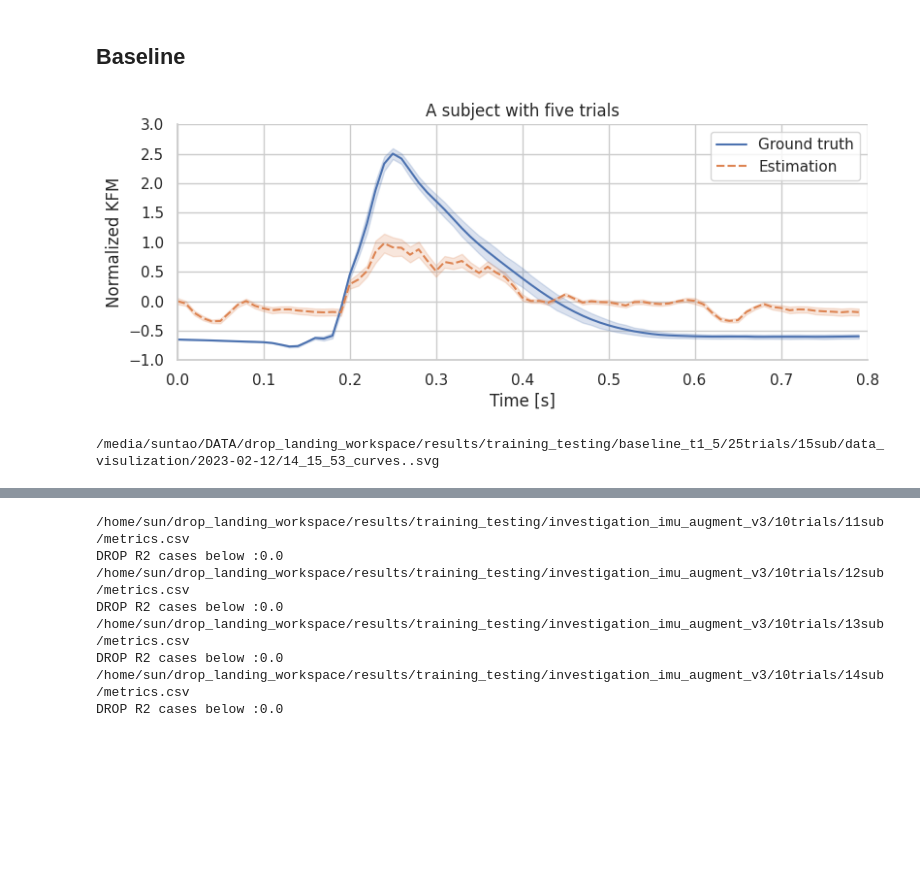
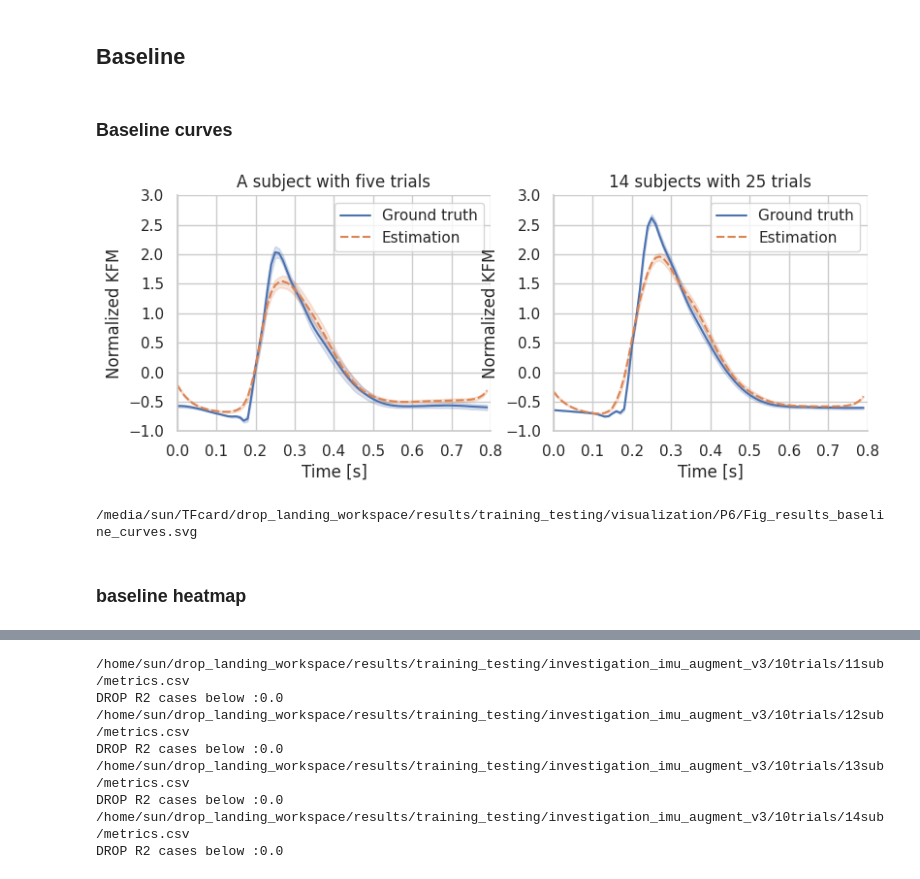
Before and after one commit to sunzhon/transfer_learning_for_droplanding, a Jupyter notebook: jupyter-lab/P6_figure_results_v2.ipynb, the cells around one changed output, grey strips where cells are left out. Cells and saved outputs as stored; diff of their text form; code cells hidden in the pictures; blank space fills up the shorter version.

```diff
--- a/jupyter-lab/P6_figure_results_v2.ipynb
+++ b/jupyter-lab/P6_figure_results_v2.ipynb
@@ -34,30 +44,36 @@ import re
 # %% [markdown]
 ## Baseline
-# %%
-# Plot estimation curves
-
-
-combination_investigation_results = [
-    os.path.join(RESULTS_PATH, "training_testing","baseline_t1_5",str(trial_idx)+"trials",str(sub_idx)+"sub","testing_result_folders.txt") for sub_idx in [15] for trial_idx in [25]
-                                    ]
-
-config = {
-  'xticks':[0.0, 0.1, 0.2, 0.3, 0.4, 0.5, 0.6, 0.7, 0.8],
-  'yticks':[-1.0, -0.5, 0.0, 0.5, 1.0, 1.5, 2.0, 2.5, 3.0],
-    'ylim':[-1.0, 3.0],
-  'figsize': (8,3),
-  'ylabels': 5*['Normalized KFM'],
-   'titles': ['A subject with five trials', '14 subjects with 25 trials'],
-  'font_scale':1.0,
-   'save_fig': True,
-    #'fig_path': "/home/sun/workspace/working_paper/P6_workspace/Figures/Fig_results_baseline_curves.svg",
-    'save_format': '.svg'
-}
-
-figpath, multi_model_results = p6plot_statistic_actual_estimation_curves(combination_investigation_results, col_wrap=1, **config)
-# %% [output]
-[figure, removed]
-/media/suntao/DATA/drop_landing_workspace/results/training_testing/baseline_t1_5/25trials/15sub/data_visulization/2023-02-12/14_15_53_curves..svg
+# %% [markdown]
+### Baseline curves
+# %%
+## Plot estimation curves
+
+
+combination_investigation_results = [
+    os.path.join(RESULTS_PATH, "training_testing","baseline_mlnn_v11_5",str(train_sub_num)+"sub",str(trial_num)+"trials","testing_result_folders.txt") for train_sub_num in [1] for trial_num in [5]
+                                    ]+[
+    os.path.join(RESULTS_PATH, "training_testing","baseline_mlnn_v11_5",str(train_sub_num)+"sub",str(trial_num)+"trials","testing_result_folders.txt") for train_sub_num in [14] for trial_num in [25]]
+
+
+config = {
+  'xticks':[0.0, 0.1, 0.2, 0.3, 0.4, 0.5, 0.6, 0.7, 0.8],
+  'yticks':[-1.0, -0.5, 0.0, 0.5, 1.0, 1.5, 2.0, 2.5, 3.0],
+ 'ylim':[-1.0, 3.0],
+  'figsize': (8,3),
+  'ylabels': 5*['Normalized KFM'],
+   'titles': ['A subject with five trials', '14 subjects with 25 trials'],
+  'font_scale':1.0,
+   'save_fig': True,
+    'fig_path': os.path.join(RESULTS_PATH,"training_testing/visualization/P6","Fig_results_baseline_curves.svg"),
+    'save_format': '.svg'
+}
+
+figpath, multi_model_results = p6plot_statistic_actual_estimation_curves(combination_investigation_results, col_wrap=2, **config)
+# %% [output]
+[figure, added]
+/media/sun/TFcard/drop_landing_workspace/results/training_testing/visualization/P6/Fig_results_baseline_curves.svg
+# %% [markdown]
+### baseline heatmap
 # %%
 # plot heatmap
 
```
Also changed, not shown: parts of 10 cells of this notebook, 3 other files.
